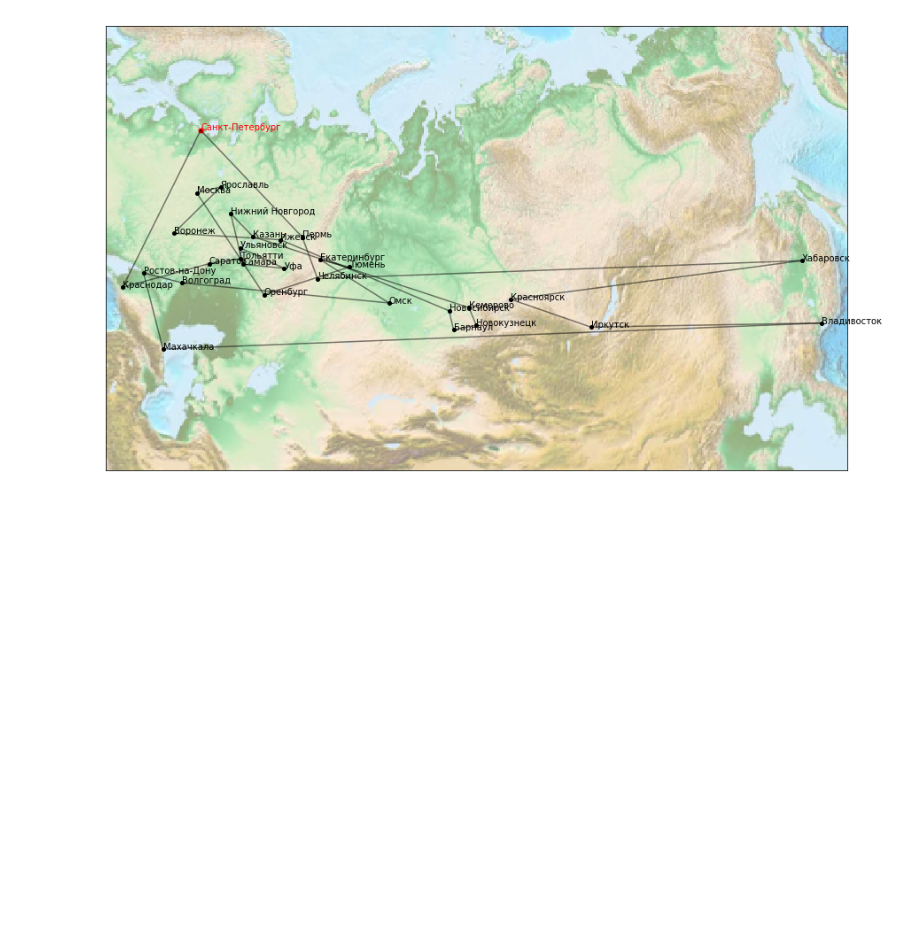
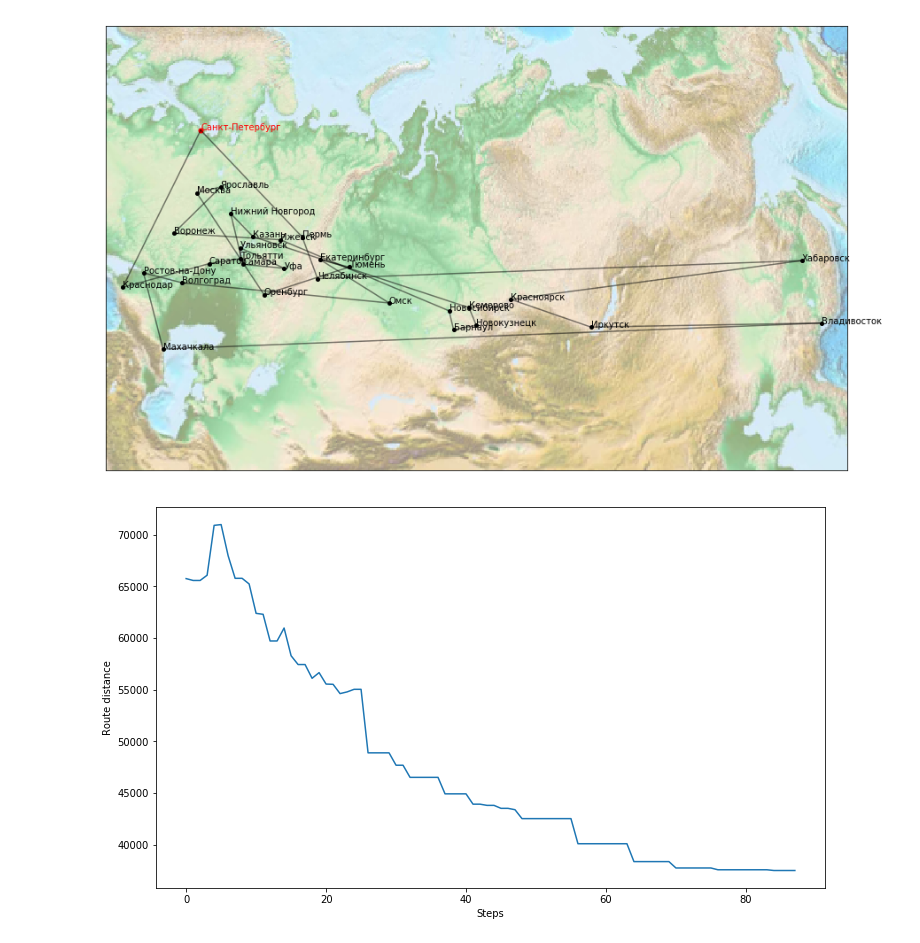
Before and after one commit to KKhanda/simulated-annealing, a Jupyter notebook: annealing.ipynb, the cells around one changed output. Saved outputs shown, nothing was run; the diff lists cells and outputs as text; code cells hidden in the pictures; blank space fills up the shorter version.

```diff
--- a/annealing.ipynb
+++ b/annealing.ipynb
@@ -203,3 +224,7 @@ plot_route(best_route)
 # %% [output]
 Clipping input data to the valid range for imshow with RGB data ([0..1] for floats or [0..255] for integers).
 [figure]
+# %%
+show_graph(steps, distances)
+# %% [output]
+[figure, added]
```
Also changed, not shown: parts of 10 cells of this notebook.
